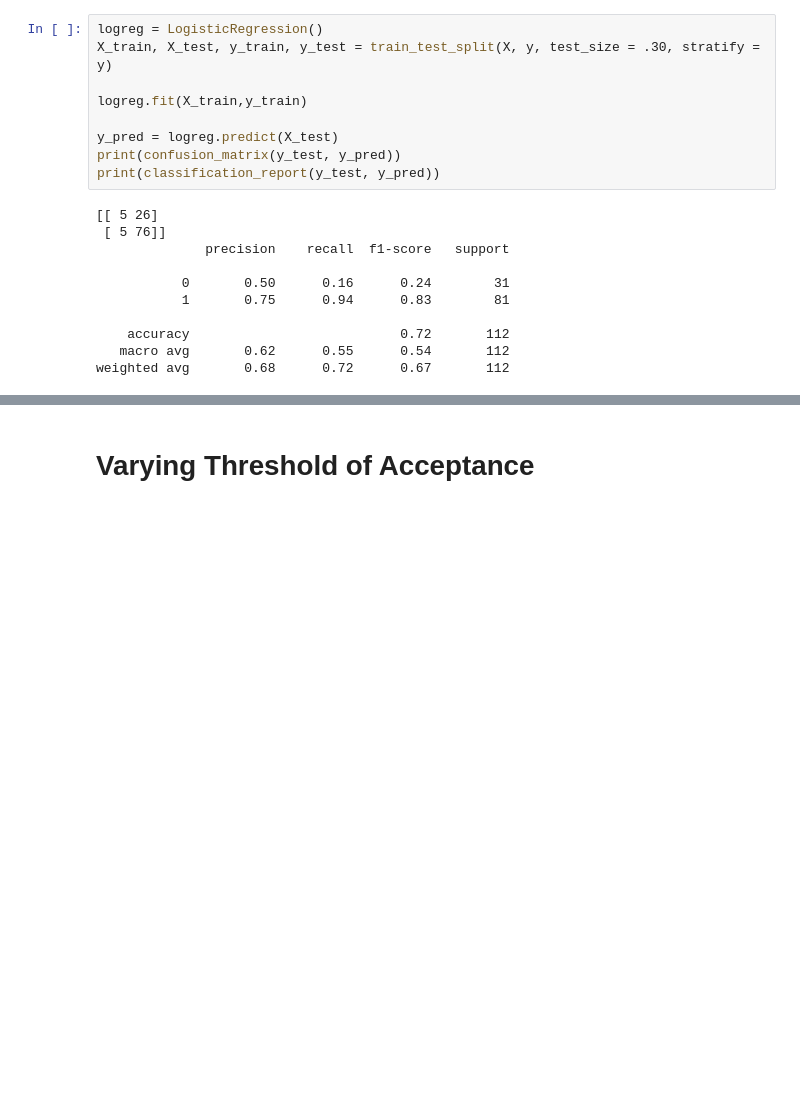
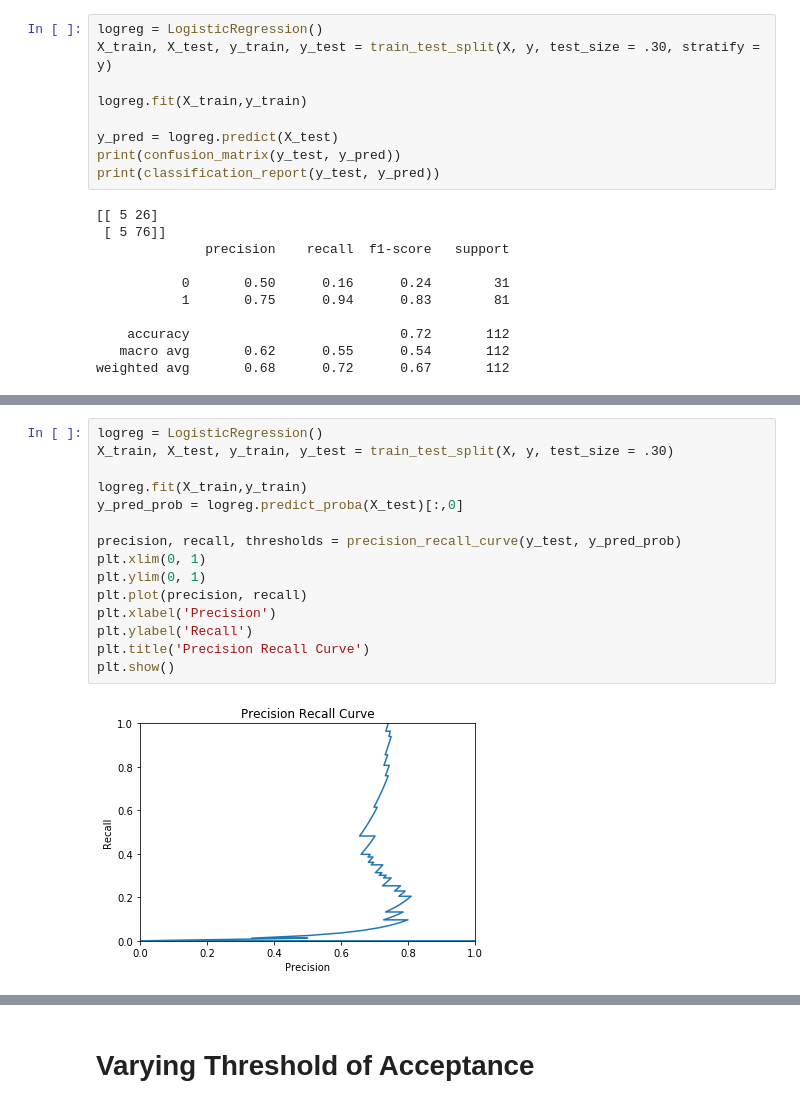
Before and after one commit to adriensaremi/Springboard, a Jupyter notebook: Capstone_1/Machine_Learning_Model_2.ipynb, the cells around one changed output, grey strips where cells are left out. Saved outputs shown, nothing was run; the diff lists cells and outputs as text; blank space fills up the shorter version.

```diff
--- a/Capstone_1/Machine_Learning_Model_2.ipynb
+++ b/Capstone_1/Machine_Learning_Model_2.ipynb
@@ -155,0 +180,17 @@ print(roc_auc_score(y_test, y_pred_prob))
+# %%
+logreg = LogisticRegression()
+X_train, X_test, y_train, y_test = train_test_split(X, y, test_size = .30)
+
+logreg.fit(X_train,y_train)
+y_pred_prob = logreg.predict_proba(X_test)[:,0]
+
+precision, recall, thresholds = precision_recall_curve(y_test, y_pred_prob)
+plt.xlim(0, 1)
+plt.ylim(0, 1)
+plt.plot(precision, recall)
+plt.xlabel('Precision')
+plt.ylabel('Recall')
+plt.title('Precision Recall Curve')
+plt.show()
+# %% [output]
+[figure, added]
```
Also changed, not shown: parts of 32 cells of this notebook.
